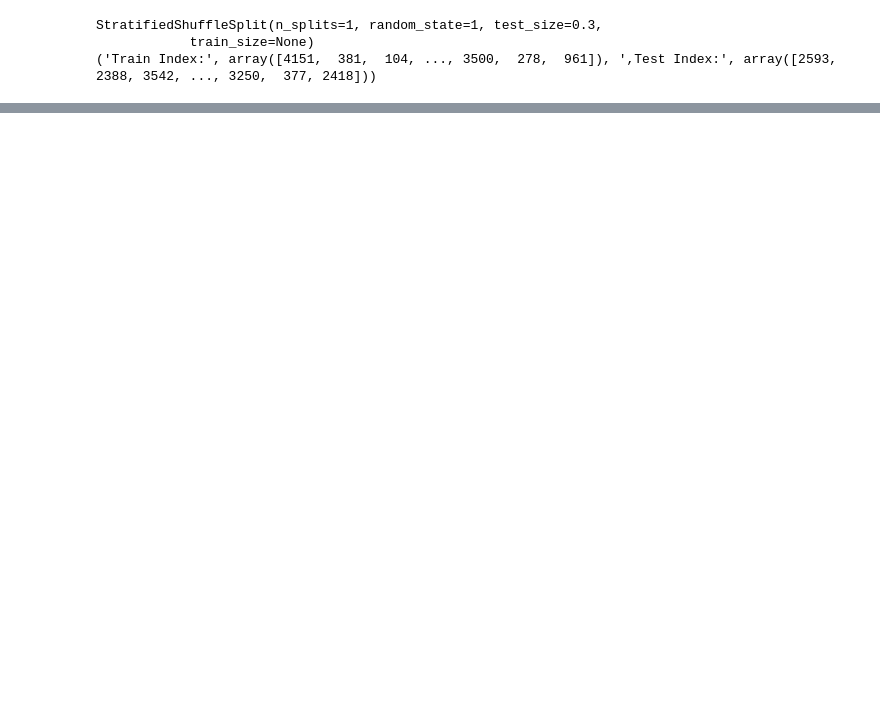
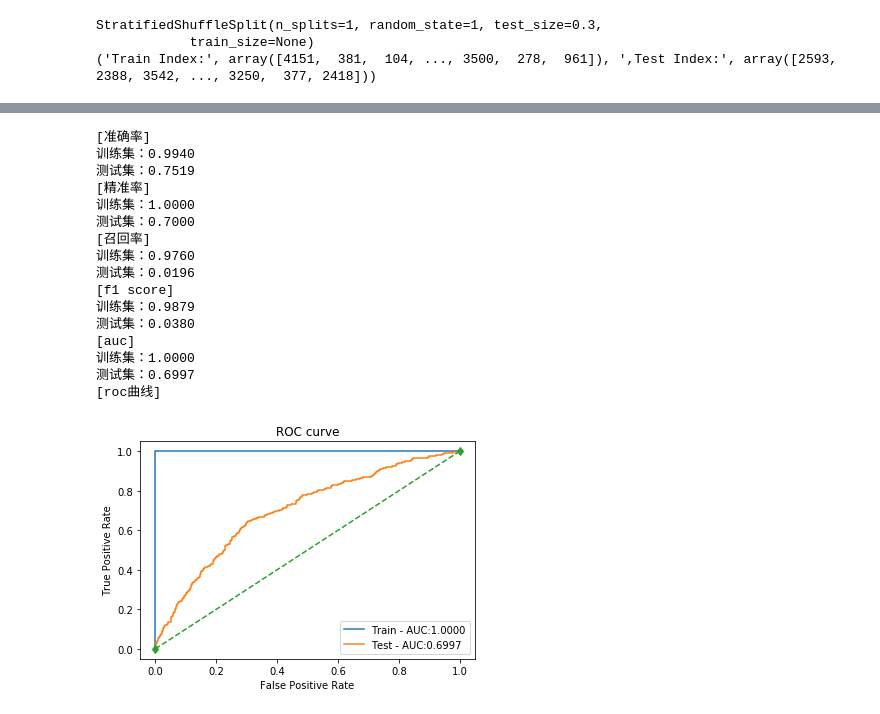
Before and after one commit to JepsonWong/Algorithm_Competition, a Jupyter notebook: 客户逾期分析/test.ipynb, the cells around one changed output, grey strips where cells are left out. Drawn from its saved outputs; the diff is of its cells as text; code cells hidden in the pictures; blank space fills up the shorter version.

```diff
--- a/客户逾期分析/test.ipynb
+++ b/客户逾期分析/test.ipynb
@@ -524,0 +443,32 @@ ROC AUC：
+# %%
+from sklearn.svm import SVC
+
+svc = SVC(C=1.0, kernel='rbf', gamma=0.1, probability=True)
+svc.fit(X_train, y_train)
+
+# 预测
+y_train_pred = svc.predict(X_train)
+y_test_pred = svc.predict(X_test)
+# 预测概率
+y_train_proba = svc.predict_proba(X_train)[:, 1]
+y_test_proba = svc.predict_proba(X_test)[:, 1]
+# 模型评估
+model_metrics(X_train, y_train, X_test, y_test, y_train_pred, y_test_pred, y_train_proba, y_test_proba)
+# %% [output]
+[准确率]
+训练集：0.9940
+测试集：0.7519
+[精准率]
+训练集：1.0000
+测试集：0.7000
+[召回率]
+训练集：0.9760
+测试集：0.0196
+[f1 score]
+训练集：0.9879
+测试集：0.0380
+[auc]
+训练集：1.0000
+测试集：0.6997
+[roc曲线]
+[figure, added]
```
Also changed, not shown: parts of 28 cells of this notebook, 5 other files.
